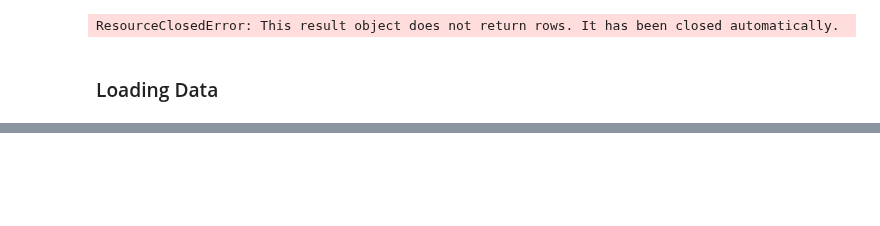
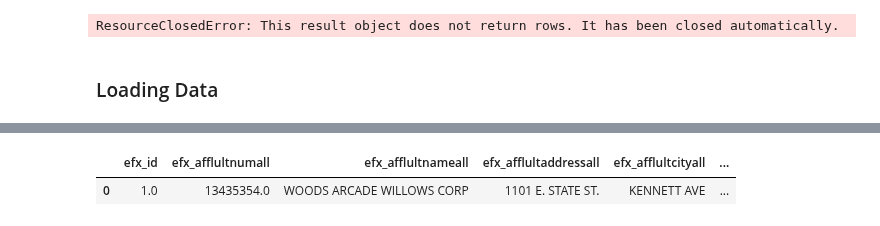
Before and after one commit to idjey/DEtheHardWay, a Jupyter notebook: Mds_BizdataModeling.ipynb, the cells around one changed output, grey strips where cells are left out. Saved outputs shown, nothing was run; the diff lists cells and outputs as text; code cells hidden in the pictures; blank space fills up the shorter version.

```diff
--- a/Mds_BizdataModeling.ipynb
+++ b/Mds_BizdataModeling.ipynb
@@ -260,0 +326,5 @@ queryBase("""SELECT * FROM dim_security LIMIT 1""")
+# %%
+queryBase("""SELECT * FROM dim_affiliate LIMIT 1""")
+# %% [output]
+|  | efx_id | efx_afflultnumall | efx_afflultnameall | efx_afflultaddressall | efx_afflultcityall | ... |
+| 0 | 1.0 | 13435354.0 | WOODS ARCADE WILLOWS CORP | 1101 E. STATE ST. | KENNETT AVE | ... |
```
Also changed, not shown: parts of 45 cells of this notebook.
